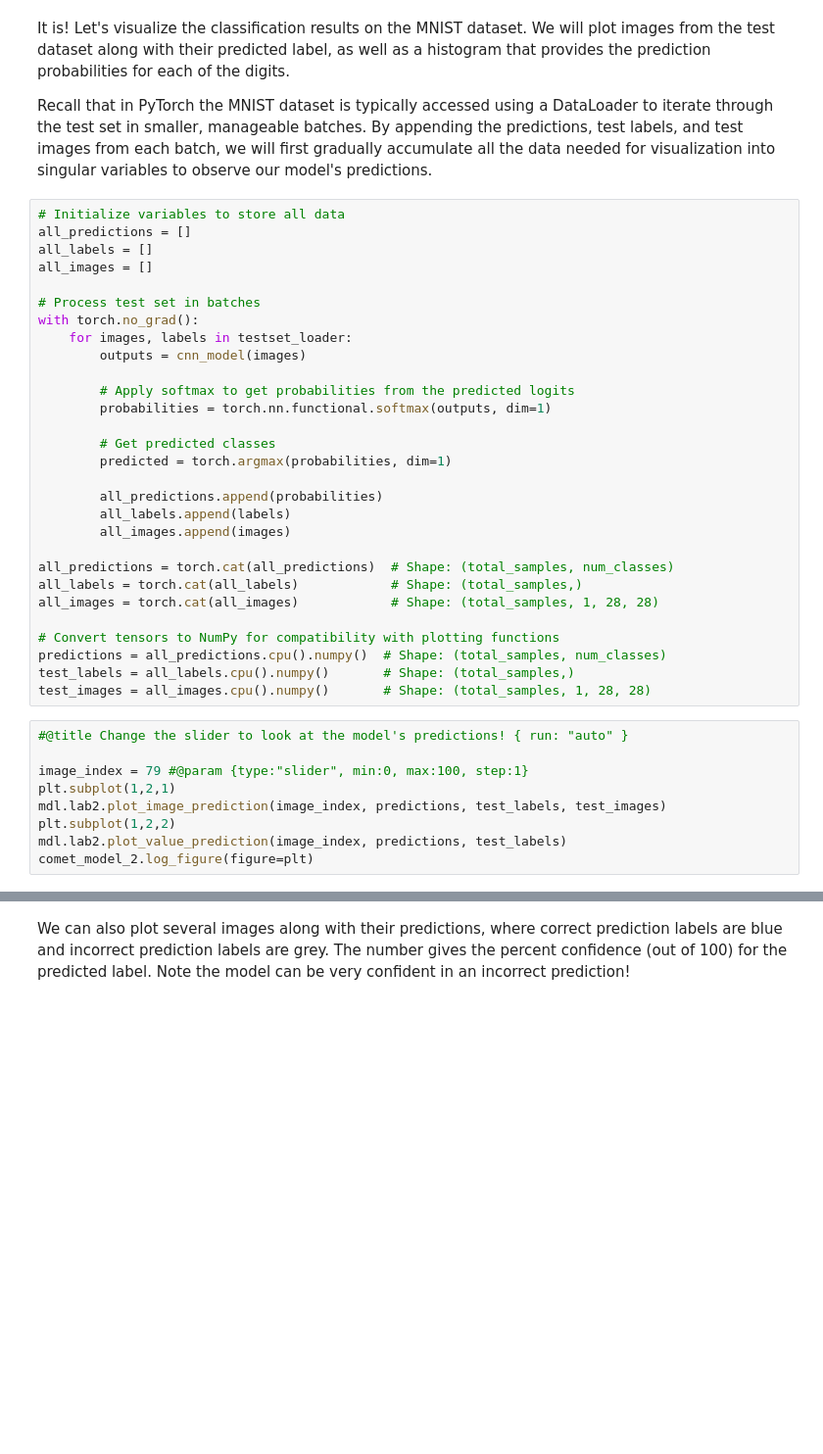
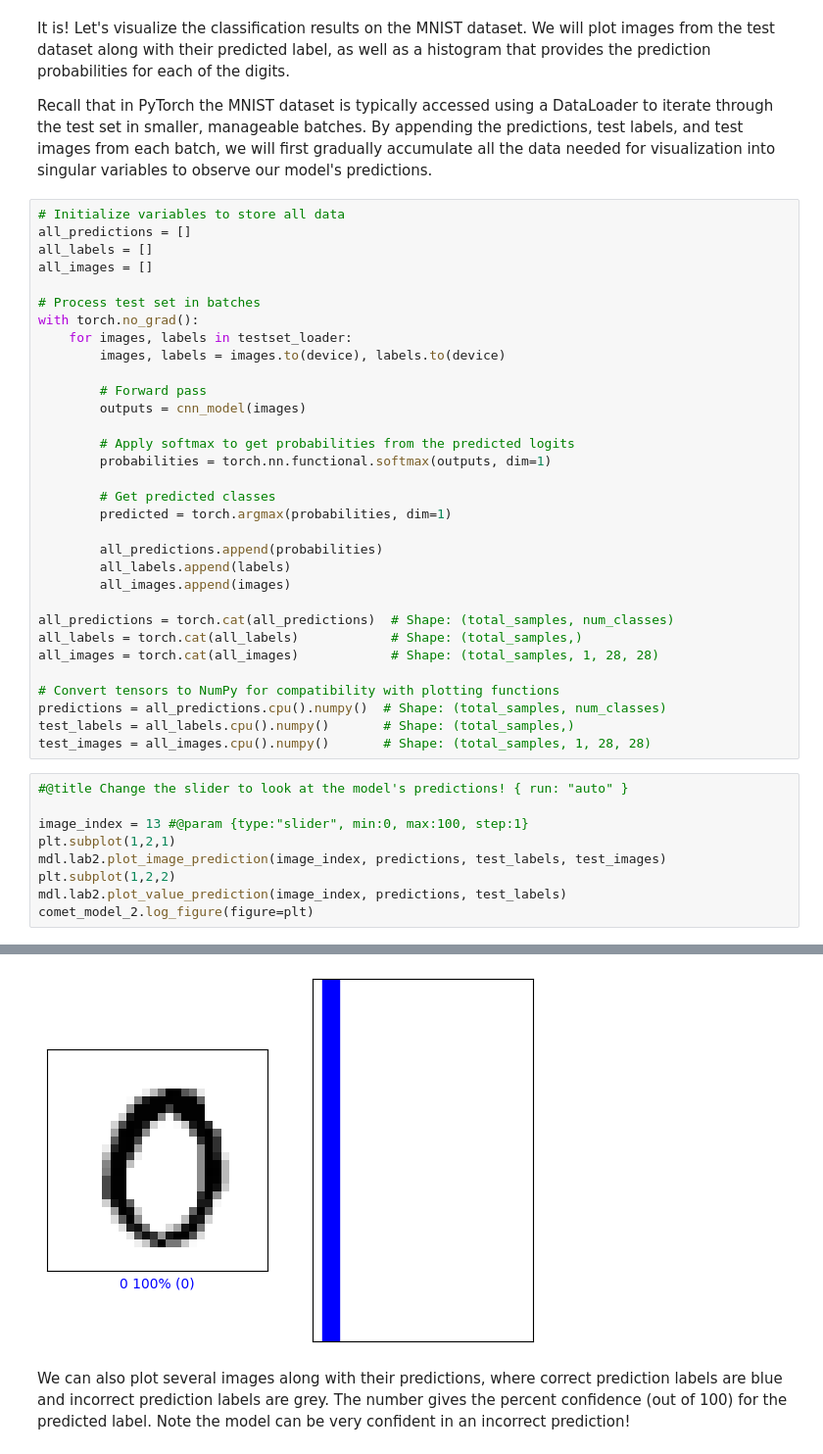
Before and after one commit to anilozcan35/ML-assignments, a Jupyter notebook: lab2/PT_Part1_MNIST.ipynb, the cells around one changed output, grey strips where cells are left out. Shown: that part at 98% size. Cells and saved outputs as stored; diff of their text form; blank space fills up the shorter version.

```diff
--- a/lab2/PT_Part1_MNIST.ipynb
+++ b/lab2/PT_Part1_MNIST.ipynb
@@ -491,6 +582,9 @@ all_images = []
 # Process test set in batches
 with torch.no_grad():
     for images, labels in testset_loader:
+        images, labels = images.to(device), labels.to(device)
+
+        # Forward pass
         outputs = cnn_model(images)
 
         # Apply softmax to get probabilities from the predicted logits
@@ -514,9 +608,10 @@ test_images = all_images.cpu().numpy()       # Shape: (total_samples, 1, 28, 28)
 # %%
 #@title Change the slider to look at the model's predictions! { run: "auto" }
 
-image_index = 79 #@param {type:"slider", min:0, max:100, step:1}
+image_index = 13 #@param {type:"slider", min:0, max:100, step:1}
 plt.subplot(1,2,1)
 mdl.lab2.plot_image_prediction(image_index, predictions, test_labels, test_images)
 plt.subplot(1,2,2)
 mdl.lab2.plot_value_prediction(image_index, predictions, test_labels)
 comet_model_2.log_figure(figure=plt)
+# %% [output]
@@ -523,3 +621,4 @@ comet_model_2.log_figure(figure=plt)
+[figure, added]
 # %% [markdown]
 We can also plot several images along with their predictions, where correct prediction labels are blue and incorrect prediction labels are grey. The number gives the percent confidence (out of 100) for the predicted label. Note the model can be very confident in an incorrect prediction!
 # %%
```
Also changed, not shown: parts of 21 cells of this notebook.
